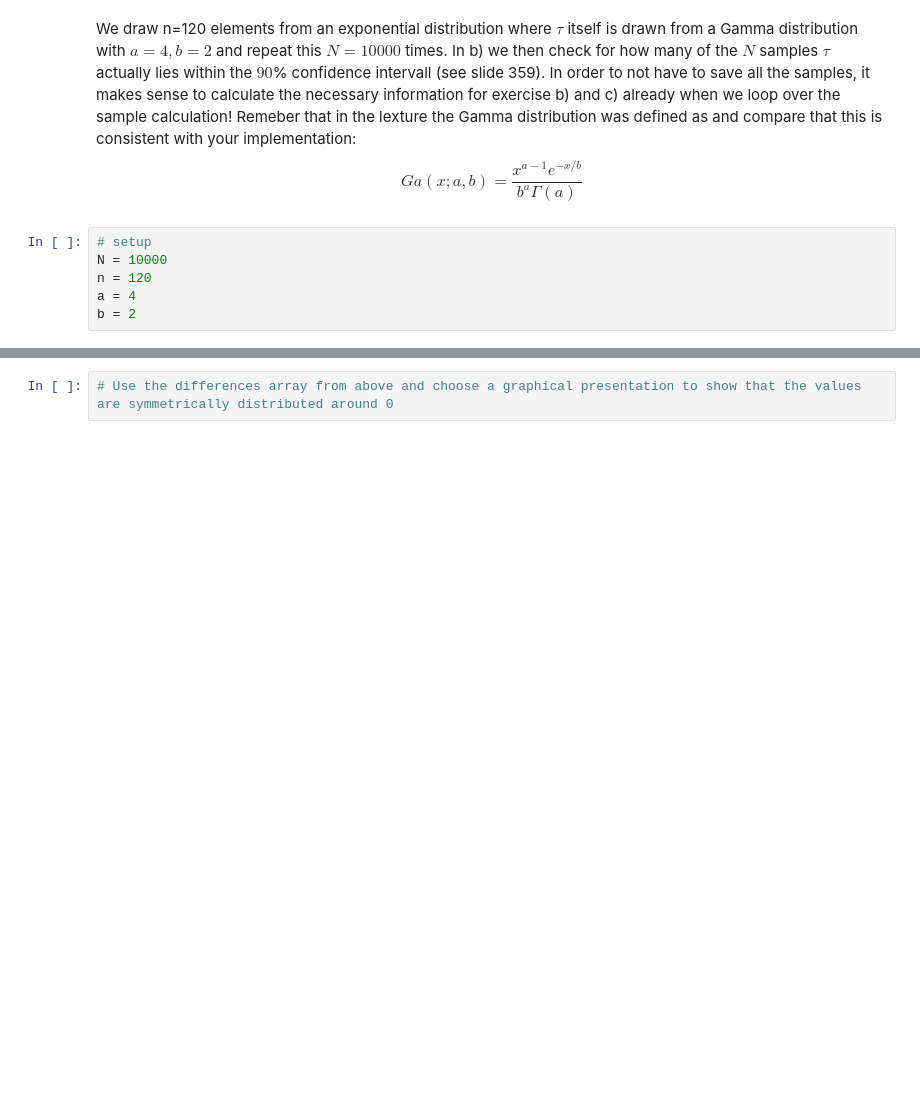
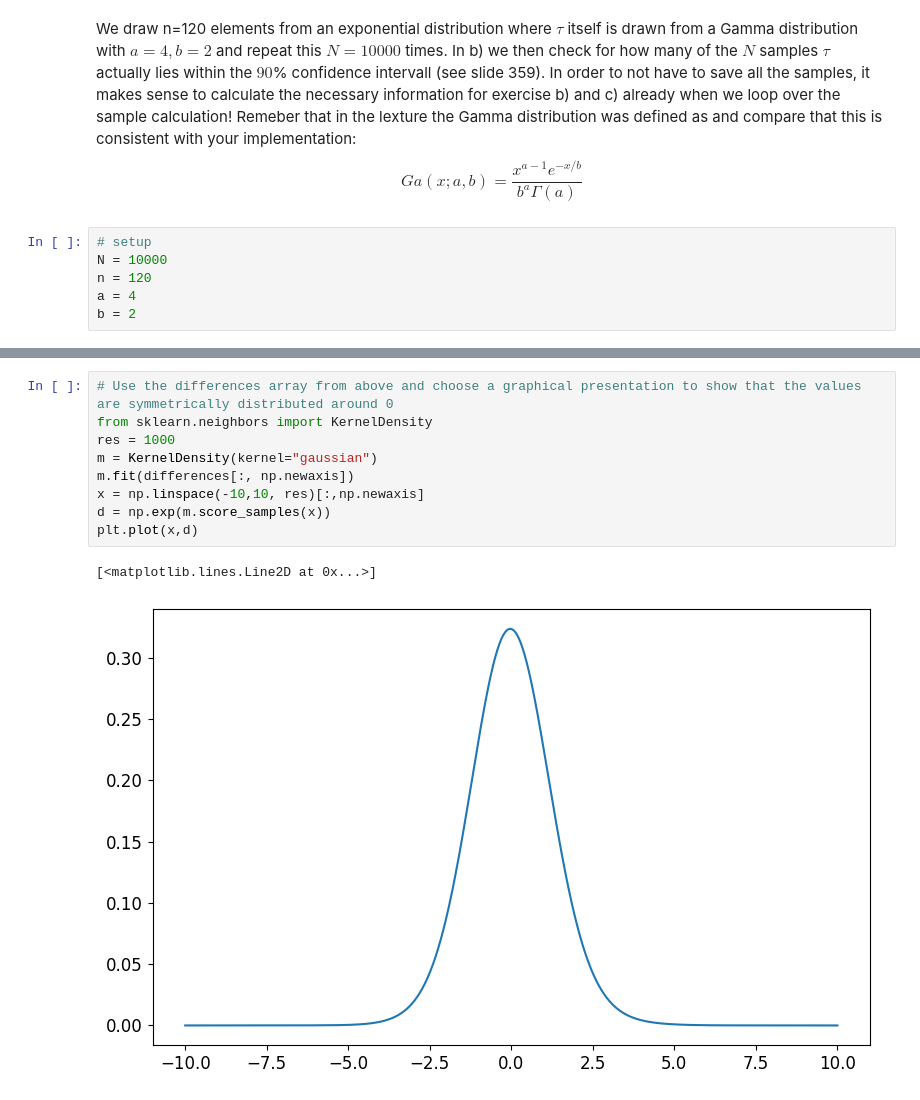
Before and after one commit to Jibbet/statmeth, a Jupyter notebook: code/ex5/Bsp2_Skeleton.ipynb, the cells around one changed output, grey strips where cells are left out. Cells and saved outputs as stored; diff of their text form; blank space fills up the shorter version.

```diff
--- a/code/ex5/Bsp2_Skeleton.ipynb
+++ b/code/ex5/Bsp2_Skeleton.ipynb
@@ -58,2 +74,12 @@ print("Number of taus inside confidence interval: ",taus_in_ci, "(" , 100 * taus
 # %%
 # Use the differences array from above and choose a graphical presentation to show that the values are symmetrically distributed around 0
+from sklearn.neighbors import KernelDensity
+res = 1000
+m = KernelDensity(kernel="gaussian")
+m.fit(differences[:, np.newaxis])
+x = np.linspace(-10,10, res)[:,np.newaxis]
+d = np.exp(m.score_samples(x))
+plt.plot(x,d)
+# %% [output]
+[<matplotlib.lines.Line2D at 0x...>]
+[figure, added]
```
Also changed, not shown: parts of 2 cells of this notebook.
